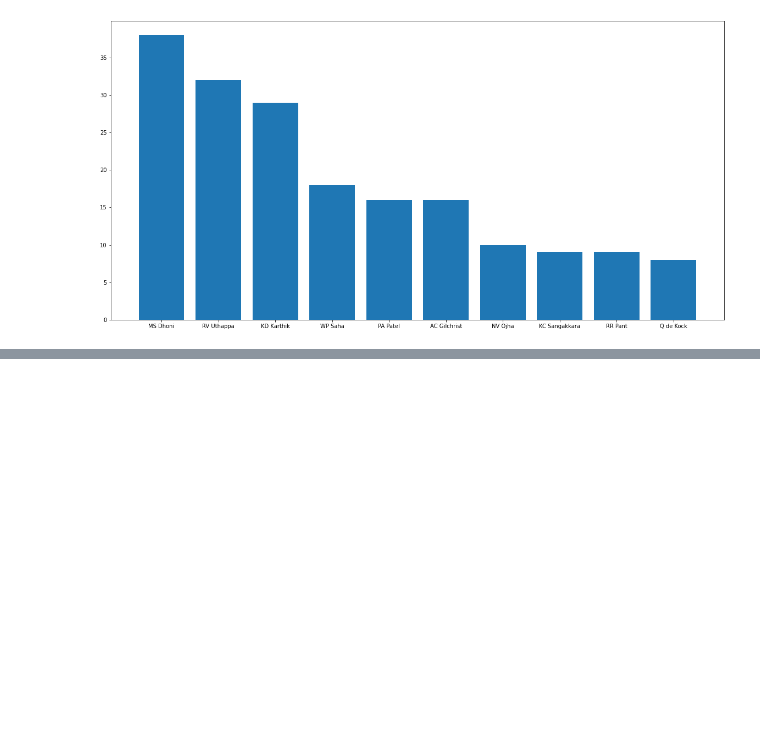
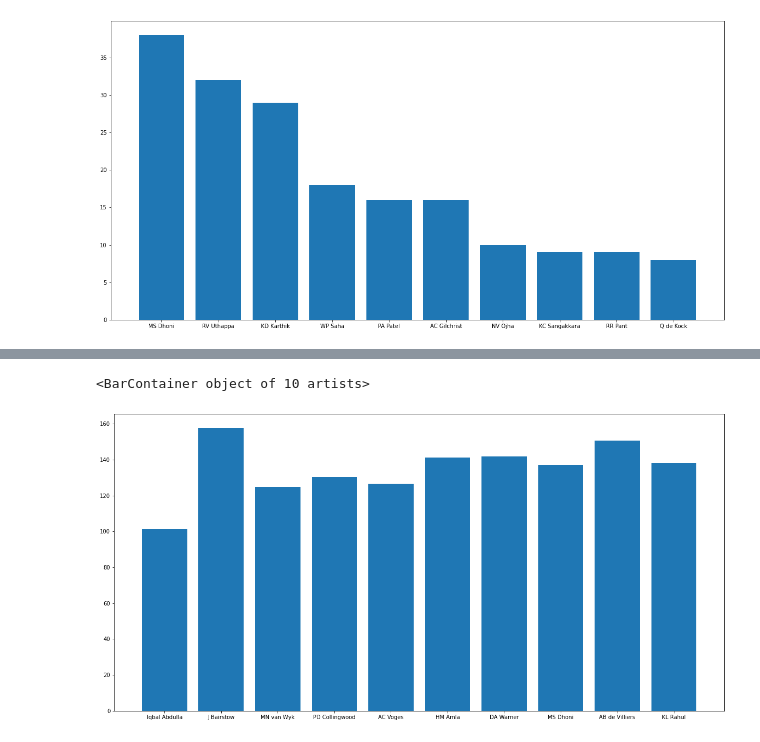
Before and after one commit to Lavitra15/ClassicXI, a Jupyter notebook: Code/DA_Project.ipynb, the cells around one changed output, grey strips where cells are left out. Drawn from its saved outputs; the diff is of its cells as text; code cells hidden in the pictures; blank space fills up the shorter version.

```diff
--- a/Code/DA_Project.ipynb
+++ b/Code/DA_Project.ipynb
@@ -528,0 +605,8 @@ plt.bar(s1.keys(),s1.values())
+# %%
+strike_rate=batting_records.sort_values(by=['Strike Rate'], ascending=False).head(10)
+s2=dict(avg['Strike Rate'])
+plt.figure(figsize=(20,10))
+plt.bar(s2.keys(),s2.values())
+# %% [output]
+<BarContainer object of 10 artists>
+[figure, added]
```
Also changed, not shown: parts of 4 cells of this notebook, 10 other files.
